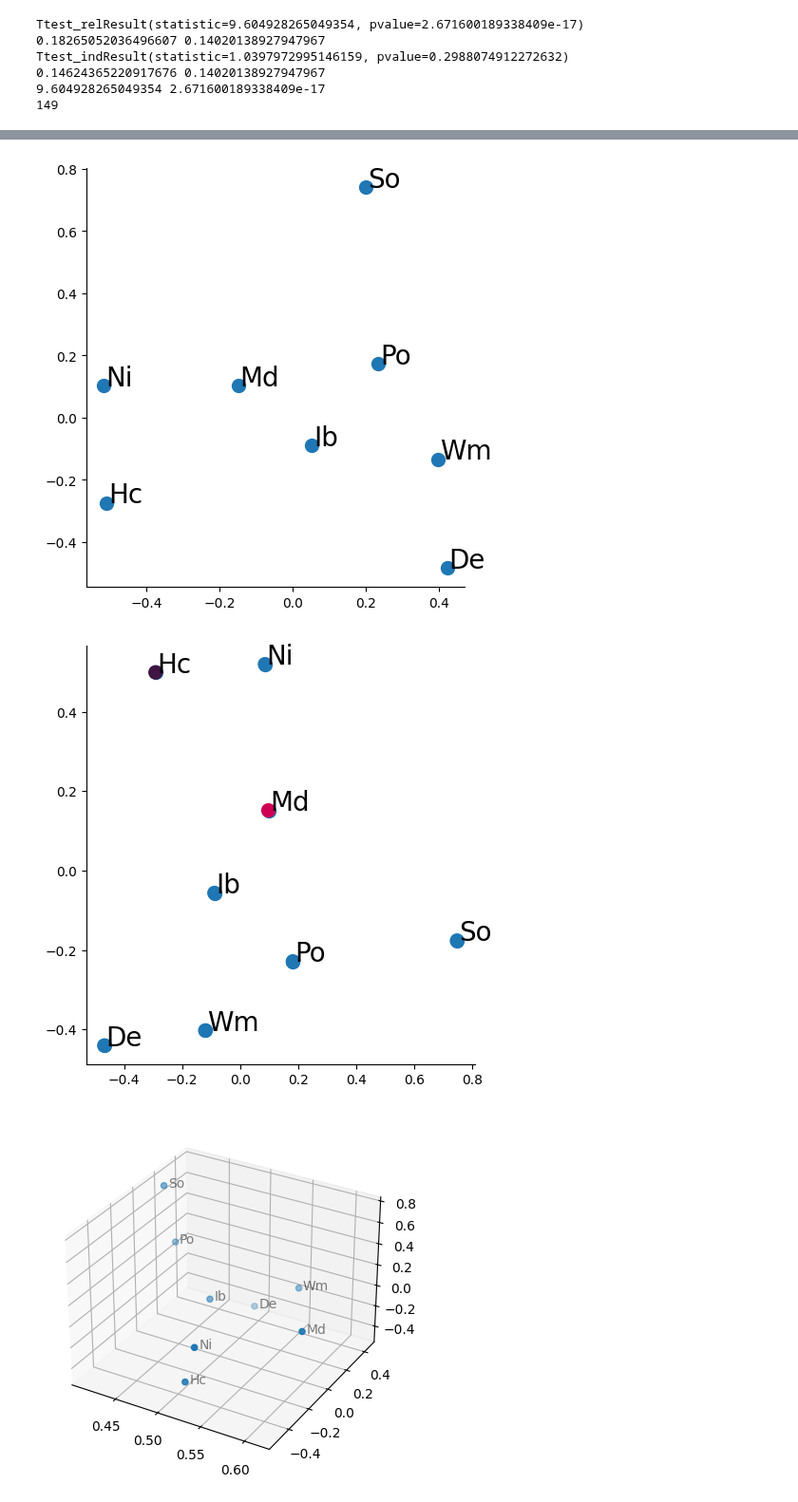
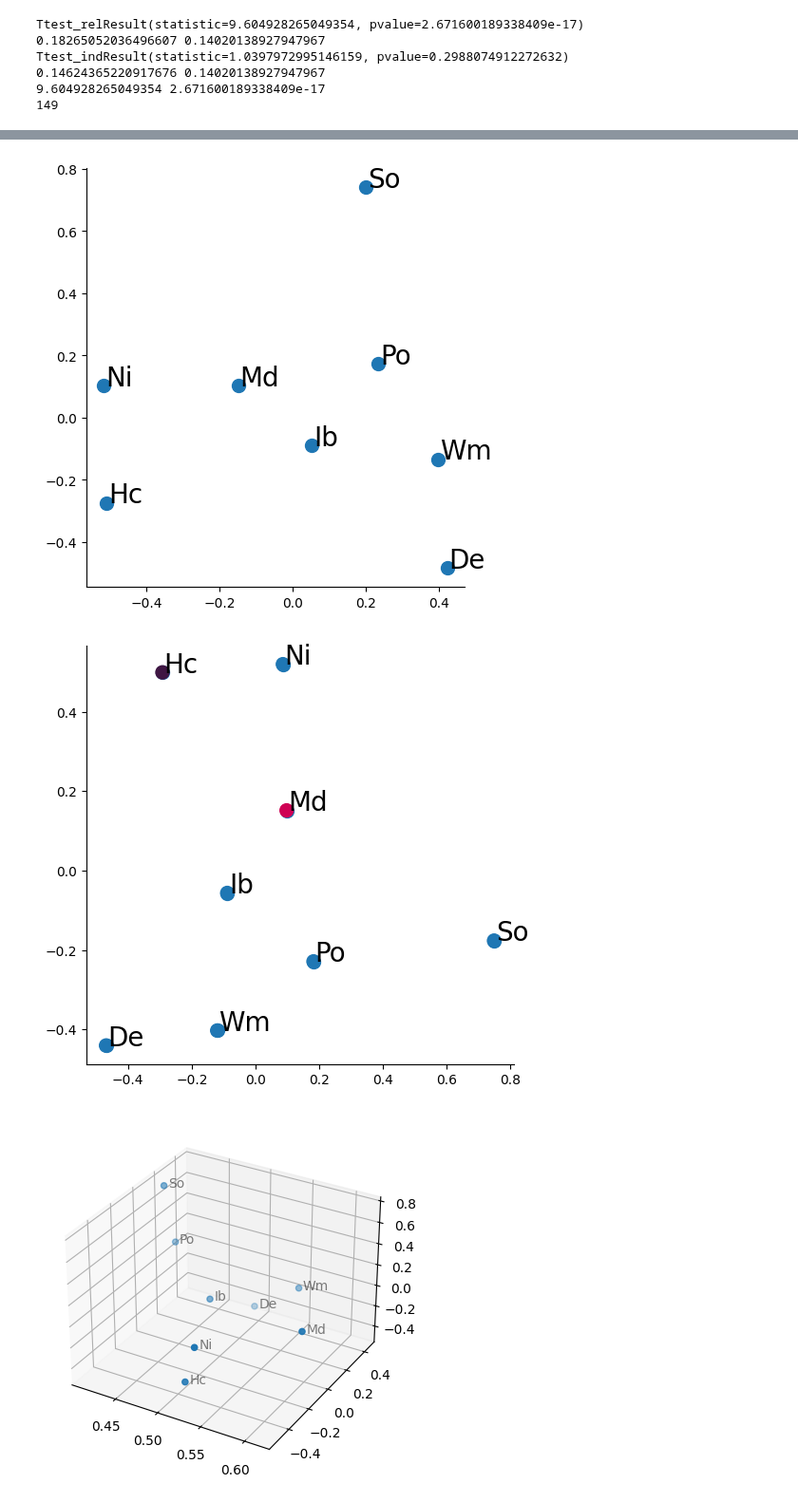
Before and after one commit to DiedrichsenLab/ProbabilisticParcellation, a Jupyter notebook: notebooks/atlas_paper/evaluate_mds.ipynb, the cells around one changed output, grey strips where cells are left out. Shown at 95% size. Drawn from its saved outputs; the diff is of its cells as text; code cells hidden in the pictures.

```diff
--- a/notebooks/atlas_paper/evaluate_mds.ipynb
+++ b/notebooks/atlas_paper/evaluate_mds.ipynb
@@ -250,13 +236,3 @@ mask[:, hcp_row] = False
 mask[:, mdtb_row] = False
 
 W, Glam = pcm.util.classical_mds(ARI_norm, contrast=mask)
-# %%
-# ---- PCM MDS Plot ----
-# Plot 2D MDS
-
-plt.figure()
-plt.scatter(W[:, 0], W[:, 1])
-for j in range(W.shape[0]):
-    plt.text(W[j, 0] + 0.005, W[j, 1], dataset_labels[j],
-                fontdict=dict(alpha=0.5))
-plt.show()
@@ -265,58 +239,35 @@ plt.show()
 # %%
 # Apply a rotation to the MDS solution
 rotation_angle = np.pi / 90
 # Apply rotation matrix
 rotation_matrix = np.array([[np.cos(rotation_angle), -np.sin(rotation_angle)],
                             [np.sin(rotation_angle), np.cos(rotation_angle)]])
 rotated_coordinates = np.dot(W[:, 1:3], rotation_matrix)
-
-# Plot rotated coordinates
-plt.figure(figsize=(5, 5))
-plt.scatter(rotated_coordinates[:, 0], rotated_coordinates[:, 1], s=100)
-# Make colours for first and last 2 datasets red and black
-
-for j in range(rotated_coordinates.shape[0]):
-    plt.text(rotated_coordinates[j, 0] + 0.005, rotated_coordinates[j, 1], dataset_labels[j],
-             fontdict=dict(alpha=1), fontsize=20)
-
-plt.tight_layout()
-sns.despine()
-plt.savefig(f'{ut.figure_dir}/MDS.pdf')
-
-
-# Apply a rotation to the MDS solution
-rotation_angle = np.pi / 2
-# Apply rotation matrix
-rotation_matrix = np.array([[np.cos(rotation_angle), -np.sin(rotation_angle)],
-                            [np.sin(rotation_angle), np.cos(rotation_angle)]])
-rotated_coordinates = np.dot(W[:, 1:3], rotation_matrix)
-
-# Plot rotated coordinates
-plt.figure(figsize=(5, 5))
-plt.scatter(rotated_coordinates[:, 0], rotated_coordinates[:, 1], s=100)
-# Make colours for first and last dot custom colours
-
-
 
 mdtb_point_color = '#CF0154'  # Red
 hcp_point_color = '#3F1643'   # Blue
 
 # Plot the rotated MDS solution with custom colors for the first and last points
 colors = [mdtb_point_color if i == 0 else hcp_point_color if i == len(rotated_coordinates) - 1 else '#1f77b4'
           for i in range(len(rotated_coordinates))]
 
 plt.scatter(rotated_coordinates[:, 0],
             rotated_coordinates[:, 1], s=100, c=colors)
 for j in range(rotated_coordinates.shape[0]):
     plt.text(rotated_coordinates[j, 0] + 0.005, rotated_coordinates[j, 1], dataset_labels[j],
              fontdict=dict(alpha=1), fontsize=20)
 
 plt.tight_layout()
 sns.despine()
+# Resize figure to be square
+# Get the Matplotlib figure object
+fig = plt.gcf()
+fig.set_size_inches(5.5, 5)
+
 plt.savefig(f'{ut.figure_dir}/MDS_rotated.pdf')
 # %% [output]
 [figure]
-[figure, old version]
+[figure, new version]
 # %%
 
 # Plot 3D MDS
```
Also changed, not shown: parts of 2 cells of this notebook, 2 other files.
